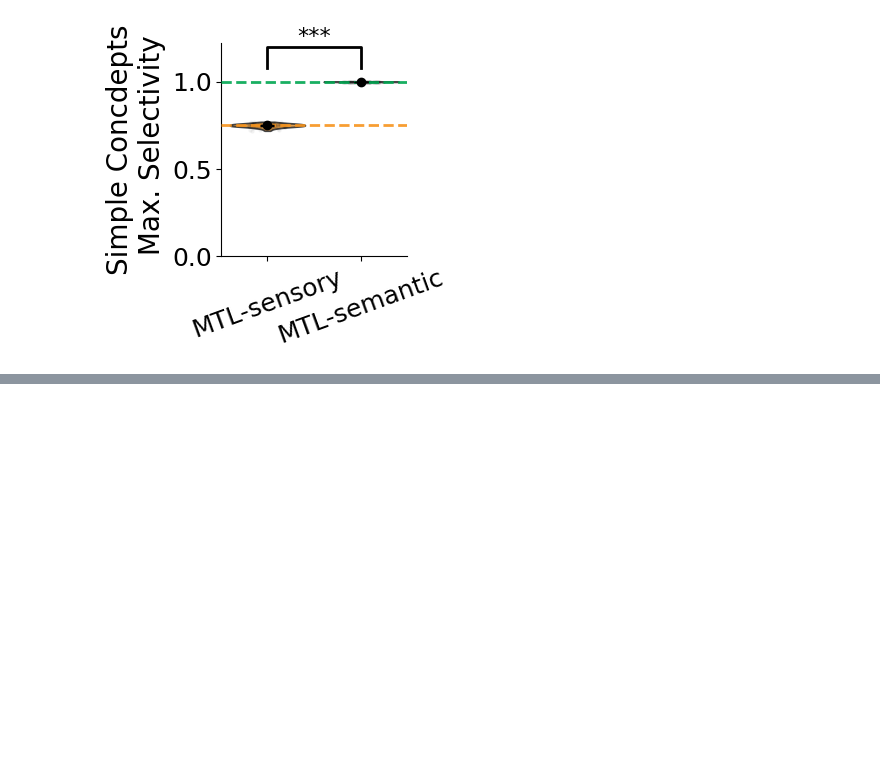
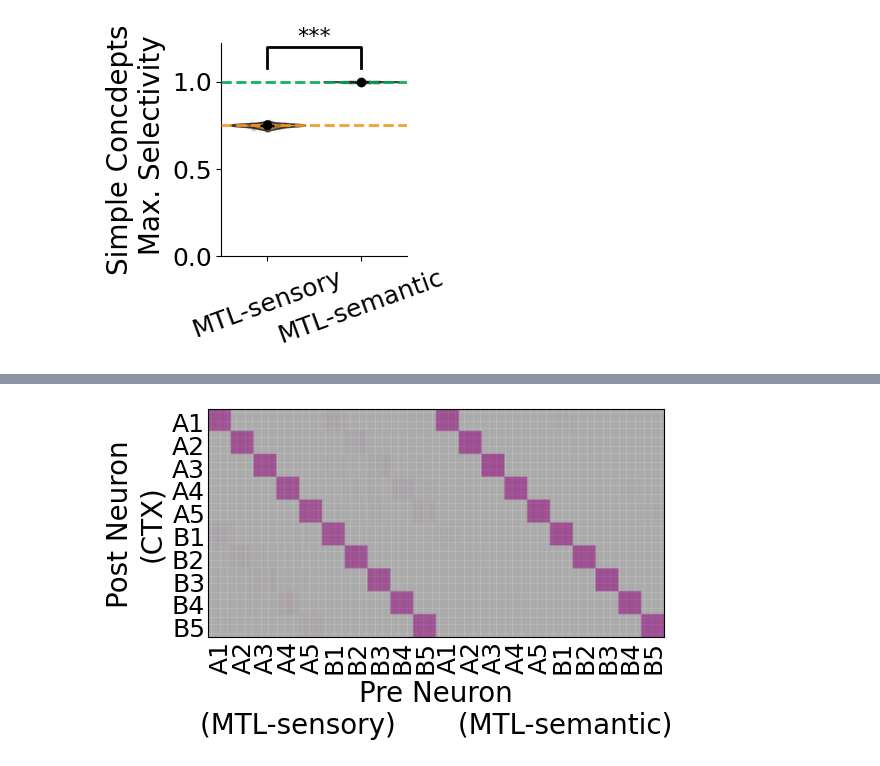
Before and after one commit to albesagonzalez/sensory-semantic-episodes, a Jupyter notebook: Figure_3.ipynb, the cells around one changed output, grey strips where cells are left out. Cells and saved outputs as stored; diff of their text form; code cells hidden in the pictures; blank space fills up the shorter version.

```diff
--- a/Figure_3.ipynb
+++ b/Figure_3.ipynb
@@ -434,0 +470,17 @@ Passing `palette` without assigning `hue` is deprecated and will be removed in v
+# %%
+input_params = {}
+input_params["num_days"] = 500
+input_params["day_length"] = 80
+input_params["mean_duration"] = 5
+input_params["fixed_duration"] = True
+input_params["num_swaps"] = 4
+
+latent_specs = {}
+latent_specs["num"] = 2
+latent_specs["total_sizes"] = [50, 50]
+latent_specs["act_sizes"] = [10, 10]
+latent_specs["dims"] = [5, 5]
+latent_specs["prob_list"] = [0.5/5 if i==j else 0.5/20 for i in range(5) for j in range(5)]
+input_params["latent_space"] = LatentSpace(**latent_specs)
+
+input, input_episodes, input_latents, network = test_network(network, input_params, print_rate=50)
@@ -434,0 +498,12 @@ Passing `palette` without assigning `hue` is deprecated and will be removed in v
+# %%
+fig, ax = plot_weight_snapshot(
+    network,
+    connection="ctx_mtl",
+    cmap=gray_purple,
+    subregion_post=0,
+    figsize=(6, 15)
+)
+
+plt.savefig("Figures_SVG/S1d.svg", dpi=300, transparent=True)
+# %% [output]
+[figure, added]
```
Also changed, not shown: parts of 13 cells of this notebook, 23 other files.
